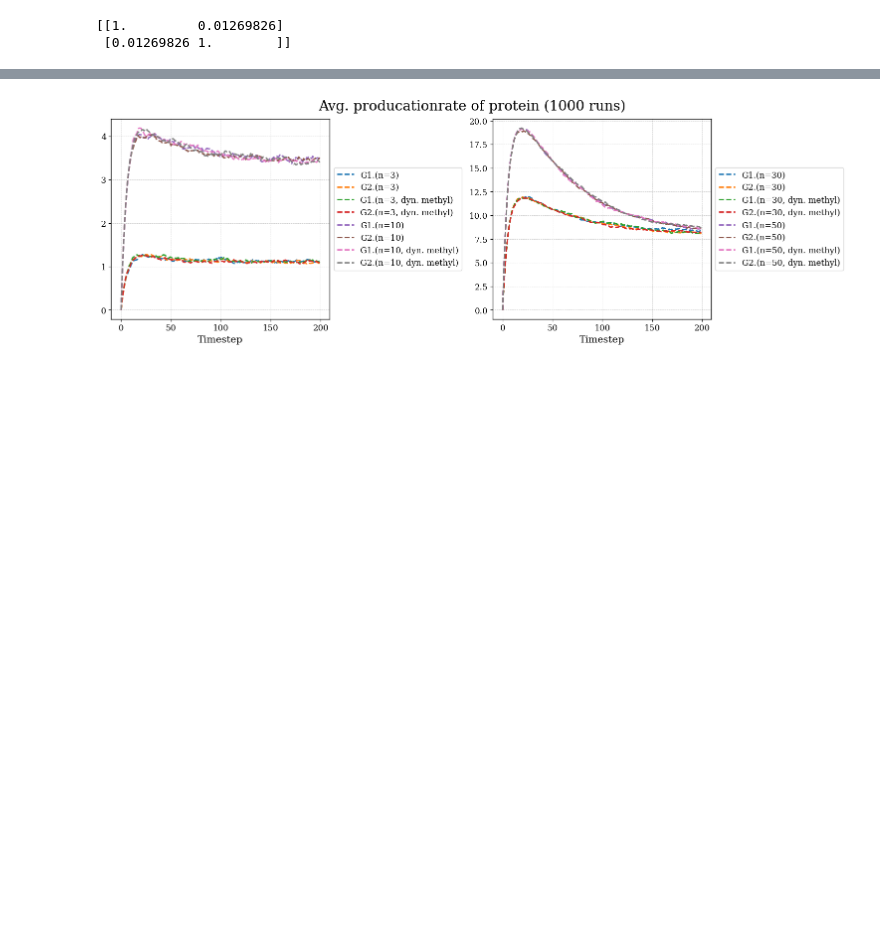
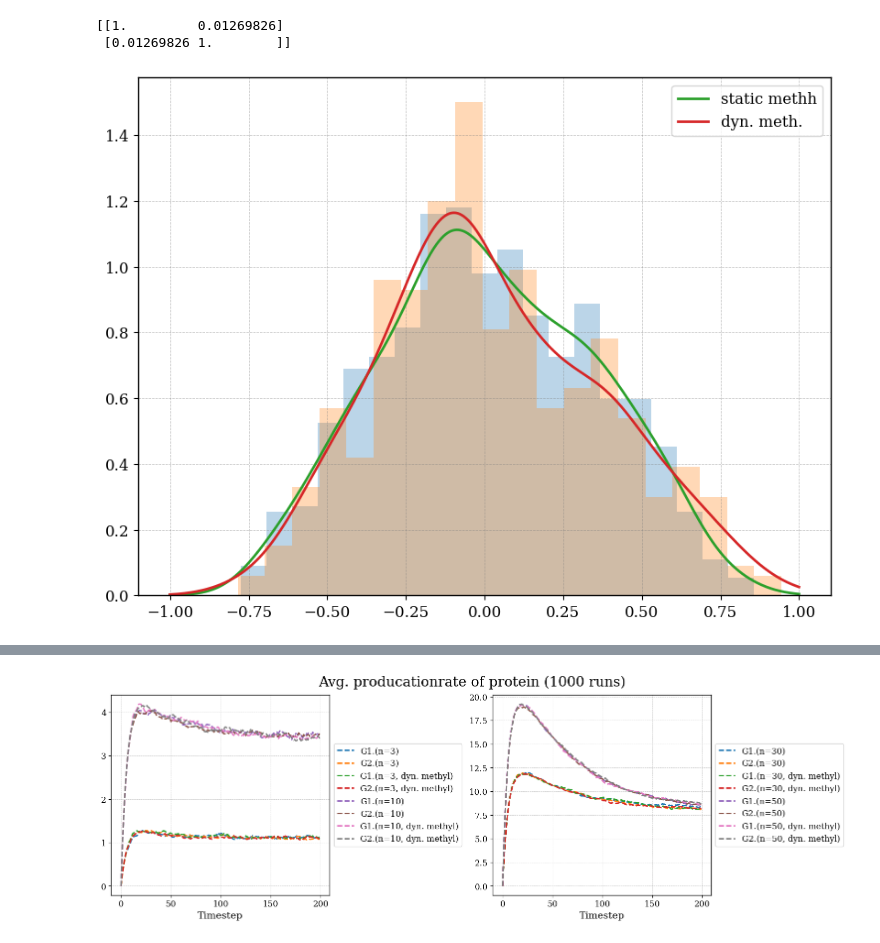
Before and after one commit to RicemanBoy/trafficRNA, a Jupyter notebook: trafficRNA.ipynb, the cells around one changed output, grey strips where cells are left out. Drawn from its saved outputs; the diff is of its cells as text; code cells hidden in the pictures; blank space fills up the shorter version.

```diff
--- a/trafficRNA.ipynb
+++ b/trafficRNA.ipynb
@@ -193,6 +195,26 @@ simu = simulation(timesteps=steps)
 
 avg1, std1, avg2, std2, corr = simu.average(n, p1, m_on, m_off, 1000, m_switch=False)
 avg1m, std1m, avg2m, std2m, corrm = simu.average(n, p1, m_on, m_off, 1000, m_switch=True)
+# %%
+corrm1 = [i for i in corrm if ~np.isnan(i)]
+
+corr1 = [i for i in corr if ~np.isnan(i)]
+
+kde = stats.gaussian_kde(corr1)
+
+kde_m = stats.gaussian_kde(corrm1)
+
+xx = np.linspace(-1,1, 1000)
+fig, ax = plt.subplots(figsize=(8,6))
+
+ax.hist(corr1, density=True, bins=20, alpha=0.3)
+ax.hist(corrm1, density=True, bins=20, alpha=0.3)
+ax.plot(xx, kde(xx), label="static methh")
+ax.plot(xx, kde_m(xx), label="dyn. meth.")
+plt.legend()
+plt.show()
+# %% [output]
+[figure, added]
 # %%
 def analytic(length: int, p_on:float, p_off: float, timesteps: int):
     x = [i for i in range(timesteps)]
```
Also changed, not shown: parts of 3 cells of this notebook, 2 other files.
